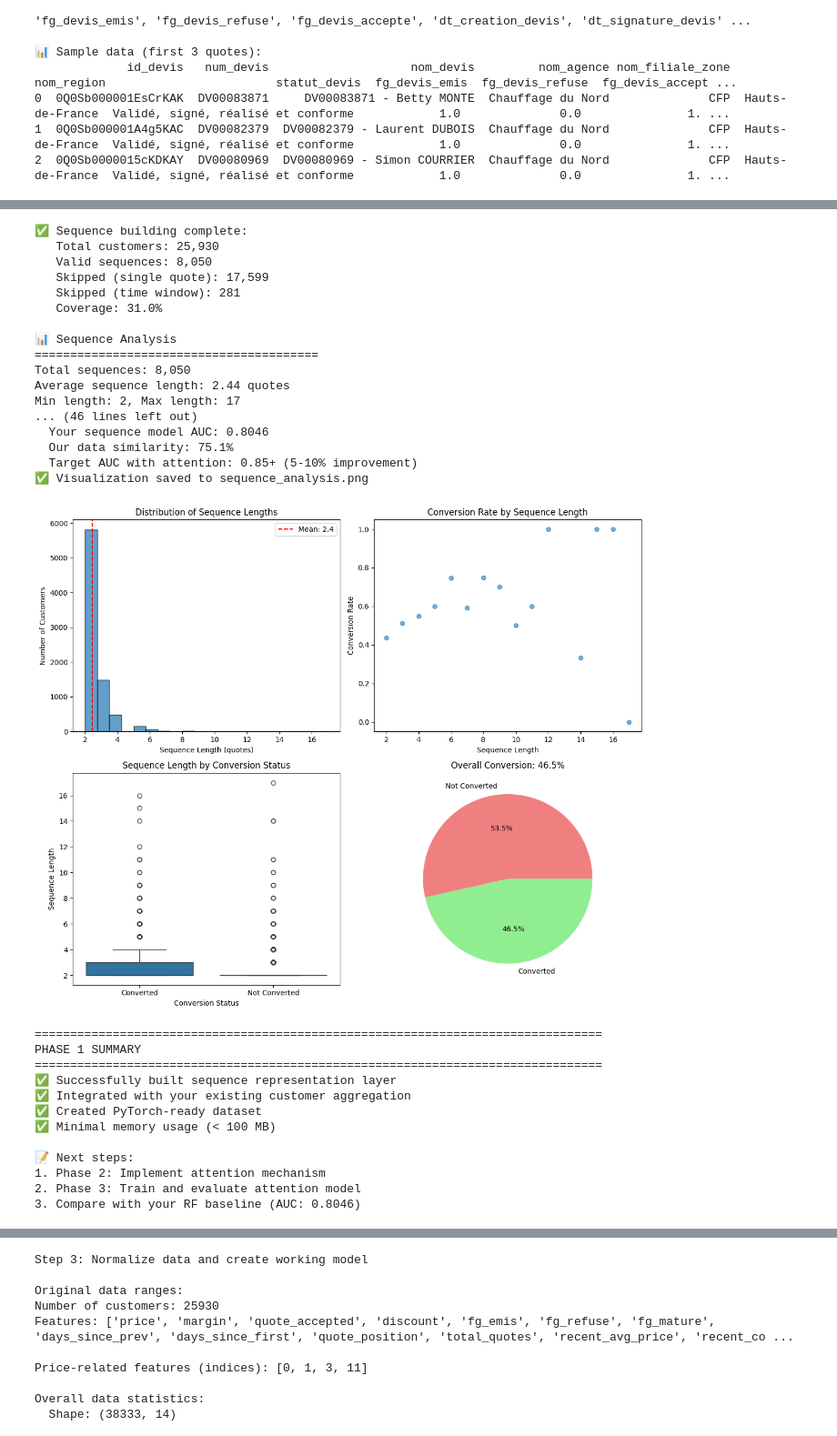
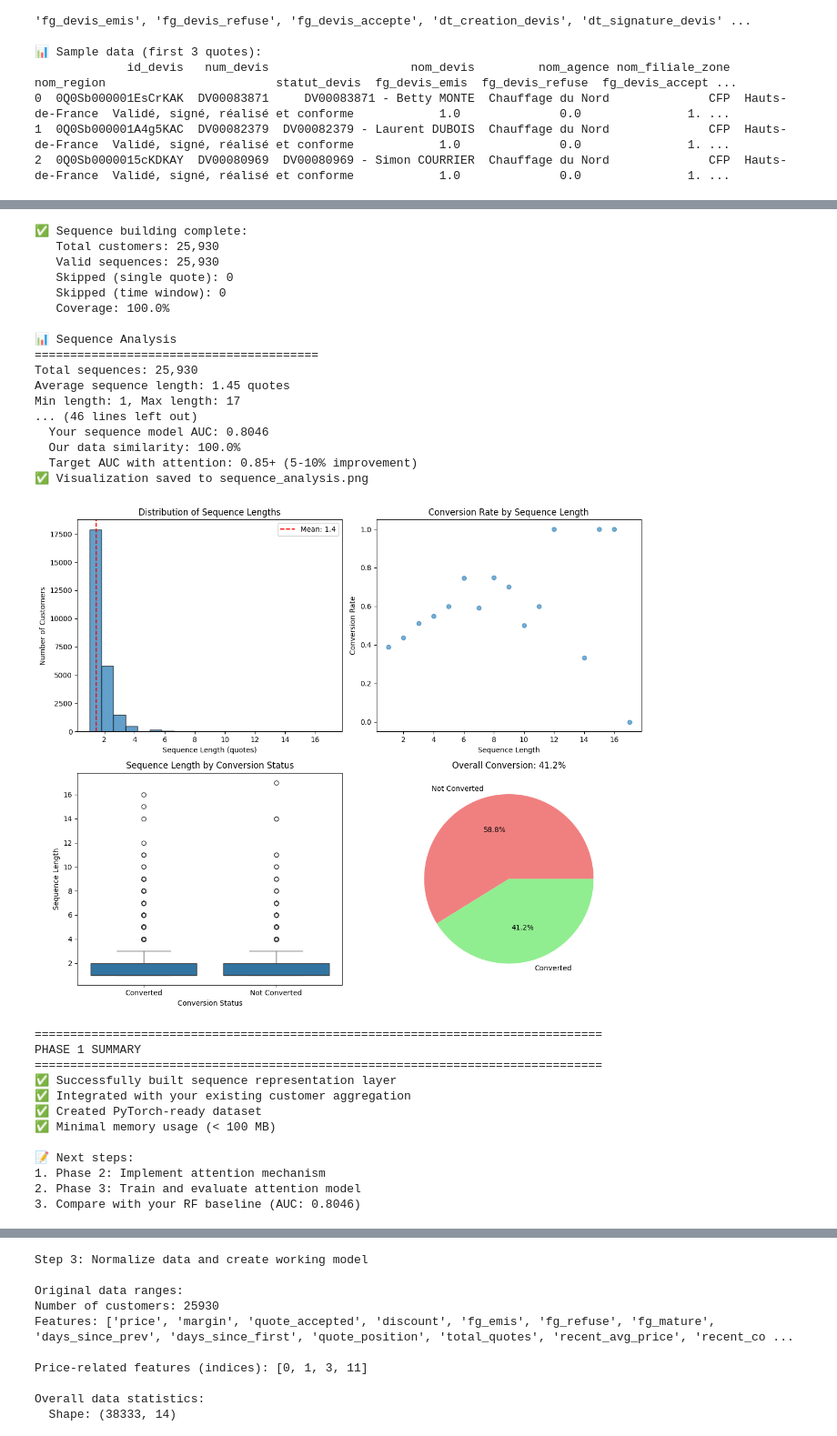
Before and after one commit to vslovik/ai-france-hvac, a Jupyter notebook: dl_attention_poc.ipynb, the cells around one changed output, grey strips where cells are left out. Shown at 91% size. Drawn from its saved outputs; the diff is of its cells as text; code cells hidden in the pictures.

```diff
--- a/dl_attention_poc.ipynb
+++ b/dl_attention_poc.ipynb
@@ -260,7 +260,7 @@ class QuoteSequenceBuilder:
 
             # Check minimum quotes
             if len(group) < self.min_quotes:
-                skipped_single_quote += 1
+                skipped_single_quote += 1 # ToDo???
                 continue
 
             # Get quotes within time window
@@ -414,7 +414,7 @@ def main():
 
     # 2. Build sequences using your aggregation logic
     builder = QuoteSequenceBuilder(
-        min_quotes=2,           # Same as your sequence_df
+        min_quotes=1,           # Same as your sequence_df
         max_sequence_length=20, # Reasonable limit
         time_window_days=365    # Look at last year
     )
@@ -618,42 +618,42 @@ if __name__ == "__main__":
         print("1. Phase 2: Implement attention mechanism")
         print("2. Phase 3: Train and evaluate attention model")
         print("3. Compare with your RF baseline (AUC: 0.8046)")
 # %% [output]
 PyTorch version: 2.9.1+cpu
 CUDA available: False
 ================================================================================
 PHASE 1: SEQUENCE REPRESENTATION LAYER
 ================================================================================
 
 📥 Loading data...
 📊 Data shape: (38333, 37)
 📈 Total quotes: 38,333
 👥 Unique customers: 25,930
 
 🔧 Preparing data using existing aggregation...
 Customer conversions computed: 25,930 customers
 Global conversion rate: 41.18%
 Added temporal features to 38,333 quotes
 
 🏗️ Building customer sequences...
 ✅ Sequence building complete:
    Total customers: 25,930
-   Valid sequences: 8,050
-   Skipped (single quote): 17,599
-   Skipped (time window): 281
-   Coverage: 31.0%
+   Valid sequences: 25,930
+   Skipped (single quote): 0
+   Skipped (time window): 0
+   Coverage: 100.0%
 
 📊 Sequence Analysis
 ========================================
-Total sequences: 8,050
-Average sequence length: 2.44 quotes
-Min length: 2, Max length: 17
+Total sequences: 25,930
+Average sequence length: 1.45 quotes
+Min length: 1, Max length: 17
 ... (46 lines left out)
   Your sequence model AUC: 0.8046
-  Our data similarity: 75.1%
+  Our data similarity: 100.0%
   Target AUC with attention: 0.85+ (5-10% improvement)
 ✅ Visualization saved to sequence_analysis.png
-[figure, old version]
+[figure, new version]
 ================================================================================
 PHASE 1 SUMMARY
 ================================================================================
```
Also changed, not shown: parts of 40 cells of this notebook, 5 other files.
